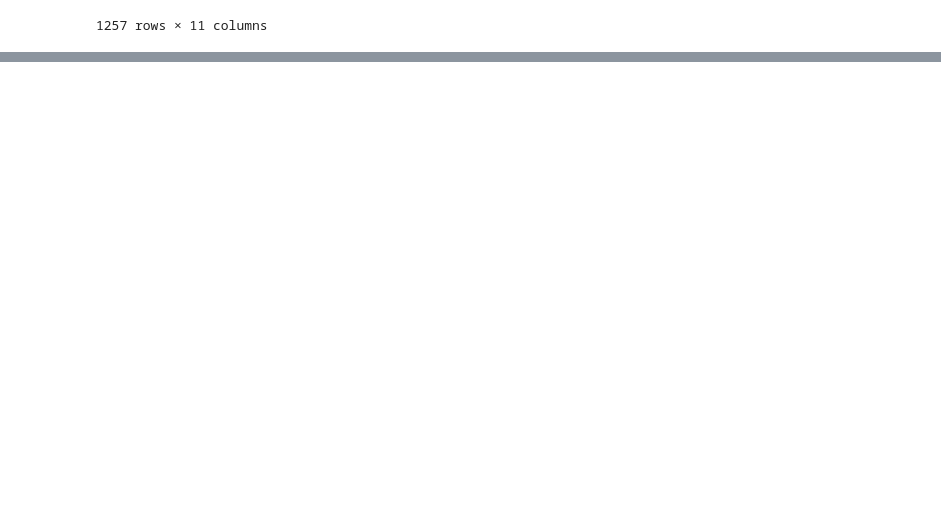
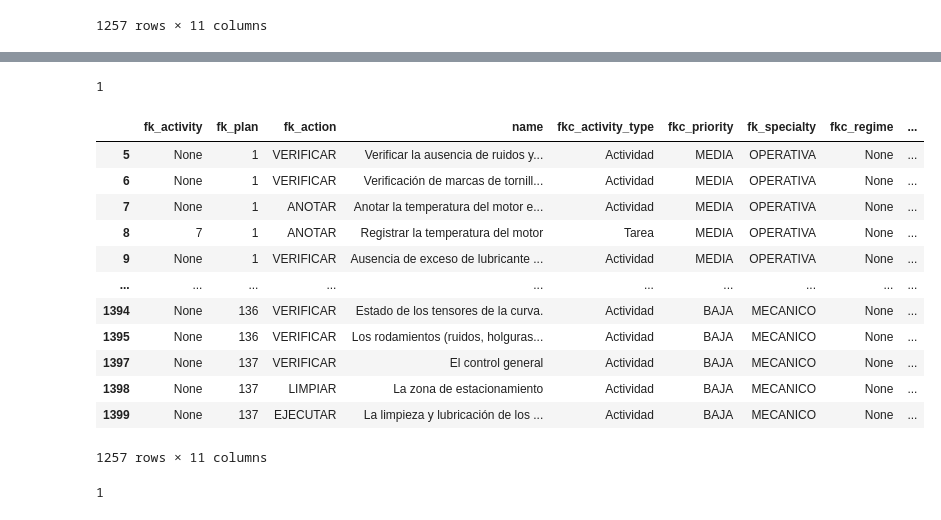
Before and after one commit to raulink/jupyter_notebooks_rmc, a Jupyter notebook: app/planes/plan.ipynb, the cells around one changed output, grey strips where cells are left out. Saved outputs shown, nothing was run; the diff lists cells and outputs as text; code cells hidden in the pictures; blank space fills up the shorter version.

```diff
--- a/app/planes/plan.ipynb
+++ b/app/planes/plan.ipynb
@@ -313,0 +296,29 @@ df.sample(5)
+# %%
+def buscar(df:pd.DataFrame,valor,columa="value"):
+    return (df[df[columa]==valor]).index[0]
+print(buscar(df_plan,"MOTOR ELECTRICO PRINCIPAL","value"))
+# %% [output]
+1
+# %%
+filtered_data['fk_plan']=filtered_data['fk_plan'].apply(lambda x:buscar(df_plan,x))
+filtered_data
+# %% [output]
+|  | fk_activity | fk_plan | fk_action | name | fkc_activity_type | fkc_priority | fk_specialty | fkc_regime | ... |
+| 5 | None | 1 | VERIFICAR | Verificar la ausencia de ruidos y... | Actividad | MEDIA | OPERATIVA | None | ... |
+| 6 | None | 1 | VERIFICAR | Verificación de marcas de tornill... | Actividad | MEDIA | OPERATIVA | None | ... |
+| 7 | None | 1 | ANOTAR | Anotar la temperatura del motor e... | Actividad | MEDIA | OPERATIVA | None | ... |
+| 8 | 7 | 1 | ANOTAR | Registrar la temperatura del motor | Tarea | MEDIA | OPERATIVA | None | ... |
+| 9 | None | 1 | VERIFICAR | Ausencia de exceso de lubricante ... | Actividad | MEDIA | OPERATIVA | None | ... |
+| ... | ... | ... | ... | ... | ... | ... | ... | ... | ... |
+| 1394 | None | 136 | VERIFICAR | Estado de los tensores de la curva. | Actividad | BAJA | MECANICO | None | ... |
+| 1395 | None | 136 | VERIFICAR | Los rodamientos (ruidos, holguras... | Actividad | BAJA | MECANICO | None | ... |
+| 1397 | None | 137 | VERIFICAR | El control general | Actividad | BAJA | MECANICO | None | ... |
+| 1398 | None | 137 | LIMPIAR | La zona de estacionamiento | Actividad | BAJA | MECANICO | None | ... |
+| 1399 | None | 137 | EJECUTAR | La limpieza y lubricación de los ... | Actividad | BAJA | MECANICO | None | ... |
+1257 rows × 11 columns
+# %%
+def buscar(df:pd.DataFrame,valor,columa="value"):
+    return (df[df[columa]==valor]).index[0]
+print(buscar(df_action,"VERIFICAR","value"))
+# %% [output]
+1
```
Also changed, not shown: parts of 7 cells of this notebook.
